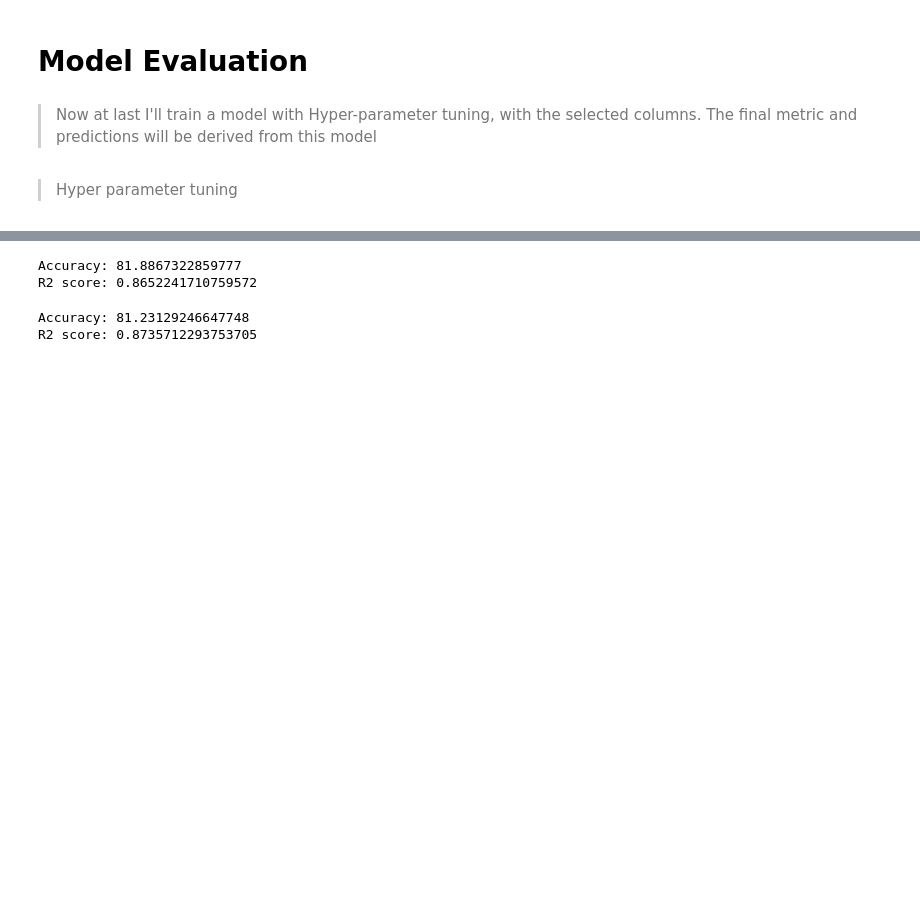
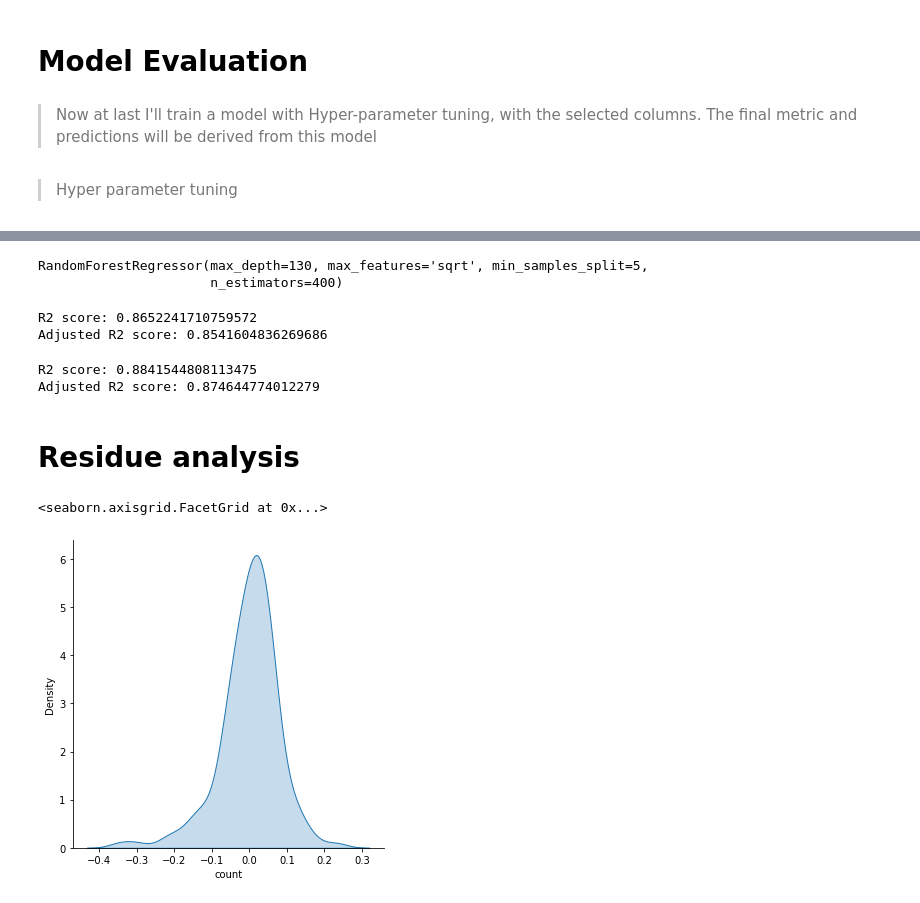
Before and after one commit to hitesh-pathak/DS_assessment, a Jupyter notebook: Bike_demand_Model_Building.ipynb, the cells around one changed output, grey strips where cells are left out. Cells and saved outputs as stored; diff of their text form; code cells hidden in the pictures; blank space fills up the shorter version.

```diff
--- a/Bike_demand_Model_Building.ipynb
+++ b/Bike_demand_Model_Building.ipynb
@@ -679,17 +699,40 @@ def evaluate(model, x_test, y_test):
+# %%
+## load model from github so don't have to train all the time
+import urllib.request
+
+final_model = pickle.load(urllib.request.urlopen(
+    'https://github.com/hitesh-pathak/DS_assessment/blob/main/final_model.sav?raw=true'))
+
+print(final_model)
+# %% [output]
+RandomForestRegressor(max_depth=130, max_features='sqrt', min_samples_split=5,
+                      n_estimators=400)
 # %%
+## base model for comparison
+
 base_model = RandomForestRegressor(n_estimators=10, random_state = 1)
 base_model.fit(x_train_new, y_train)
-acc, r2 = evaluate(base_model, x_test_new, y_test)
-print(f'Accuracy: {acc}')
+r2, ar2 = evaluate(base_model, x_test_new, y_test)
 print(f'R2 score: {r2}')
+
+print(f'Adjusted R2 score: {ar2}')
 # %% [output]
-Accuracy: 81.8867322859777
 R2 score: 0.8652241710759572
+Adjusted R2 score: 0.8541604836269686
 # %%
-best_rf = random_cv.best_estimator_
-acc, r2 = evaluate(best_rf, x_test_new, y_test)
-print(f'Accuracy: {acc}')
+### our model
+
+r2, ar2 = evaluate(final_model, x_test_new, y_test)
 print(f'R2 score: {r2}')
+print(f'Adjusted R2 score: {ar2}')
 # %% [output]
-Accuracy: 81.23129246647748
-R2 score: 0.8735712293753705
+R2 score: 0.8841544808113475
+Adjusted R2 score: 0.874644774012279
+# %% [markdown]
+# Residue analysis
+# %%
+y_pred = final_model.predict(x_test_new)
+sns.displot(x=y_test-y_pred, kind='kde', fill=True)
+# %% [output]
+<seaborn.axisgrid.FacetGrid at 0x...>
+[figure, added]
```
Also changed, not shown: parts of 40 cells of this notebook.
